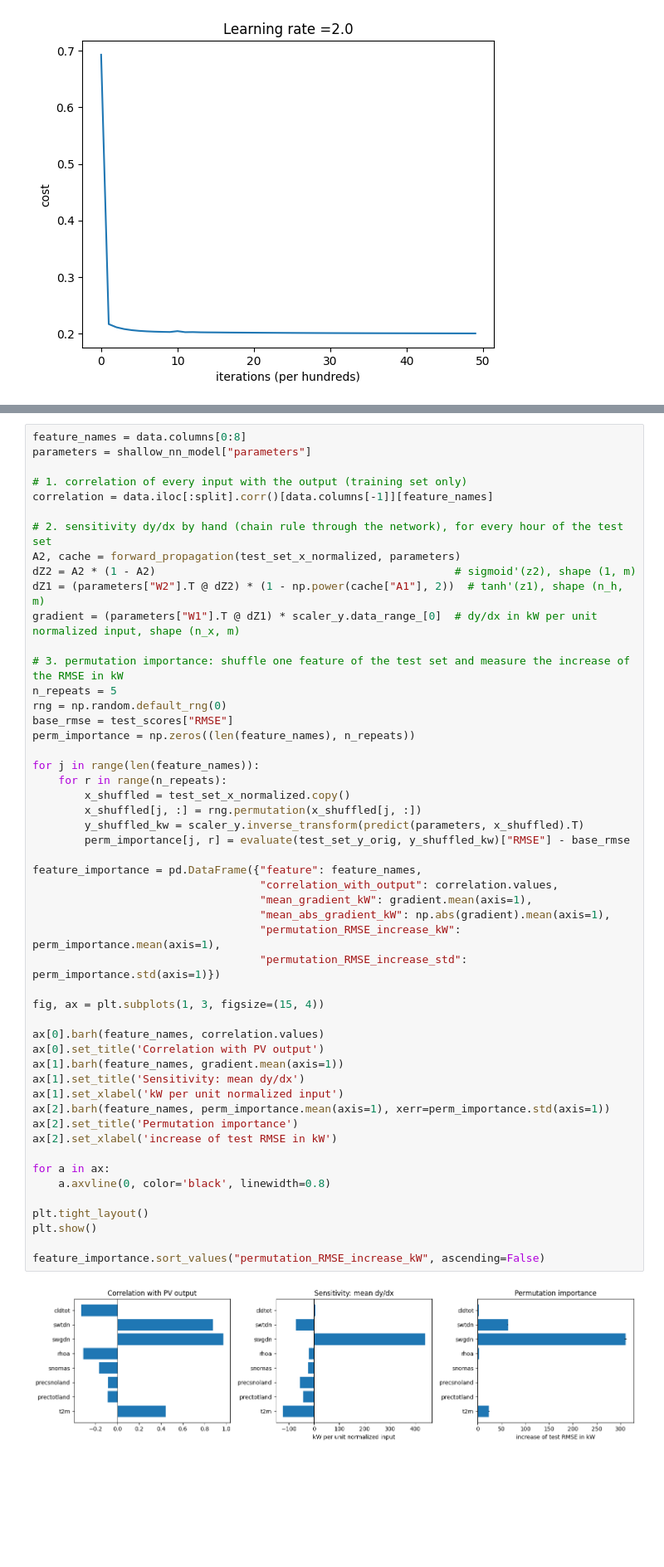
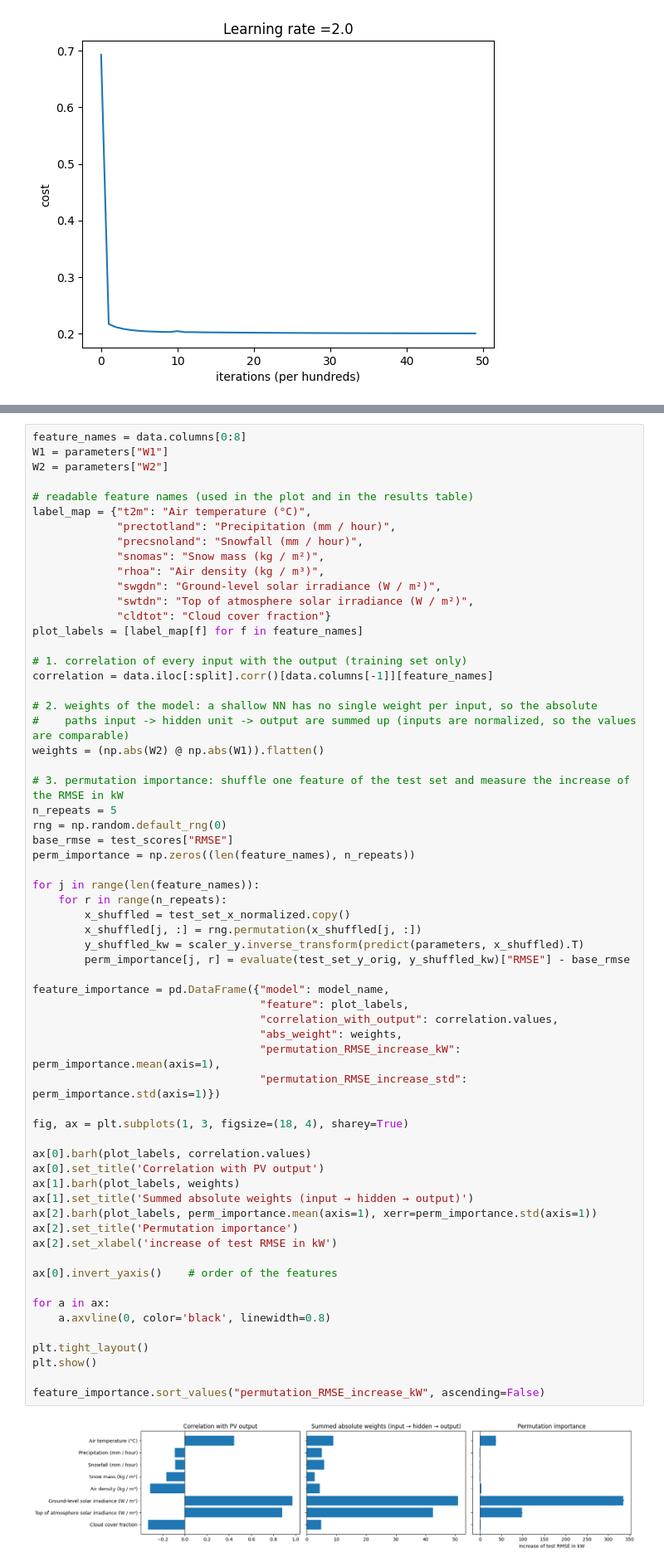
Before and after one commit to Natha-tc/MJ2507-AI-Project---Solar, a Jupyter notebook: 02_ShallowNN.ipynb, the cells around one changed output, grey strips where cells are left out. Shown at 83% size. Saved outputs shown, nothing was run; the diff lists cells and outputs as text; blank space fills up the shorter version.

```diff
--- a/02_ShallowNN.ipynb
+++ b/02_ShallowNN.ipynb
@@ -655,54 +657,65 @@ It is computed for every hour of the test set and multiplied by the range of the
 3. **Permutation importance** (on the test set): one feature is randomly shuffled, which destroys its information, and the increase of the test RMSE is measured. Same method as in the logistic regression notebook, so the models can be compared directly.
 # %%
 feature_names = data.columns[0:8]
-parameters = shallow_nn_model["parameters"]
+W1 = parameters["W1"]
+W2 = parameters["W2"]
+
+# readable feature names (used in the plot and in the results table)
+label_map = {"t2m": "Air temperature (°C)",
+             "prectotland": "Precipitation (mm / hour)",
+             "precsnoland": "Snowfall (mm / hour)",
+             "snomas": "Snow mass (kg / m²)",
+             "rhoa": "Air density (kg / m³)",
+             "swgdn": "Ground-level solar irradiance (W / m²)",
+             "swtdn": "Top of atmosphere solar irradiance (W / m²)",
+             "cldtot": "Cloud cover fraction"}
+plot_labels = [label_map[f] for f in feature_names]
 
 # 1. correlation of every input with the output (training set only)
 correlation = data.iloc[:split].corr()[data.columns[-1]][feature_names]
 
-# 2. sensitivity dy/dx by hand (chain rule through the network), for every hour of the test set
-A2, cache = forward_propagation(test_set_x_normalized, parameters)
-dZ2 = A2 * (1 - A2)                                              # sigmoid'(z2), shape (1, m)
-dZ1 = (parameters["W2"].T @ dZ2) * (1 - np.power(cache["A1"], 2))  # tanh'(z1), shape (n_h, m)
-gradient = (parameters["W1"].T @ dZ1) * scaler_y.data_range_[0]  # dy/dx in kW per unit normalized input, shape (n_x, m)
+# 2. weights of the model: a shallow NN has no single weight per input, so the absolute
+#    paths input -> hidden unit -> output are summed up (inputs are normalized, so the values are comparable)
+weights = (np.abs(W2) @ np.abs(W1)).flatten()
 
 # 3. permutation importance: shuffle one feature of the test set and measure the increase of the RMSE in kW
 n_repeats = 5
 rng = np.random.default_rng(0)
 base_rmse = test_scores["RMSE"]
 perm_importance = np.zeros((len(feature_names), n_repeats))
 
 for j in range(len(feature_names)):
     for r in range(n_repeats):
         x_shuffled = test_set_x_normalized.copy()
         x_shuffled[j, :] = rng.permutation(x_shuffled[j, :])
         y_shuffled_kw = scaler_y.inverse_transform(predict(parameters, x_shuffled).T)
         perm_importance[j, r] = evaluate(test_set_y_orig, y_shuffled_kw)["RMSE"] - base_rmse
 
-feature_importance = pd.DataFrame({"feature": feature_names,
+feature_importance = pd.DataFrame({"model": model_name,
+                                   "feature": plot_labels,
                                    "correlation_with_output": correlation.values,
-                                   "mean_gradient_kW": gradient.mean(axis=1),
-                                   "mean_abs_gradient_kW": np.abs(gradient).mean(axis=1),
+                                   "abs_weight": weights,
                                    "permutation_RMSE_increase_kW": perm_importance.mean(axis=1),
                                    "permutation_RMSE_increase_std": perm_importance.std(axis=1)})
 
-fig, ax = plt.subplots(1, 3, figsize=(15, 4))
+fig, ax = plt.subplots(1, 3, figsize=(18, 4), sharey=True)
 
-ax[0].barh(feature_names, correlation.values)
+ax[0].barh(plot_labels, correlation.values)
 ax[0].set_title('Correlation with PV output')
-ax[1].barh(feature_names, gradient.mean(axis=1))
-ax[1].set_title('Sensitivity: mean dy/dx')
-ax[1].set_xlabel('kW per unit normalized input')
-ax[2].barh(feature_names, perm_importance.mean(axis=1), xerr=perm_importance.std(axis=1))
+ax[1].barh(plot_labels, weights)
+ax[1].set_title('Summed absolute weights (input → hidden → output)')
+ax[2].barh(plot_labels, perm_importance.mean(axis=1), xerr=perm_importance.std(axis=1))
 ax[2].set_title('Permutation importance')
 ax[2].set_xlabel('increase of test RMSE in kW')
+
+ax[0].invert_yaxis()    # order of the features
 
 for a in ax:
     a.axvline(0, color='black', linewidth=0.8)
 
 plt.tight_layout()
 plt.show()
 
 feature_importance.sort_values("permutation_RMSE_increase_kW", ascending=False)
 # %% [output]
-[figure, old version]
+[figure, new version]
```
Also changed, not shown: parts of 10 cells of this notebook.
